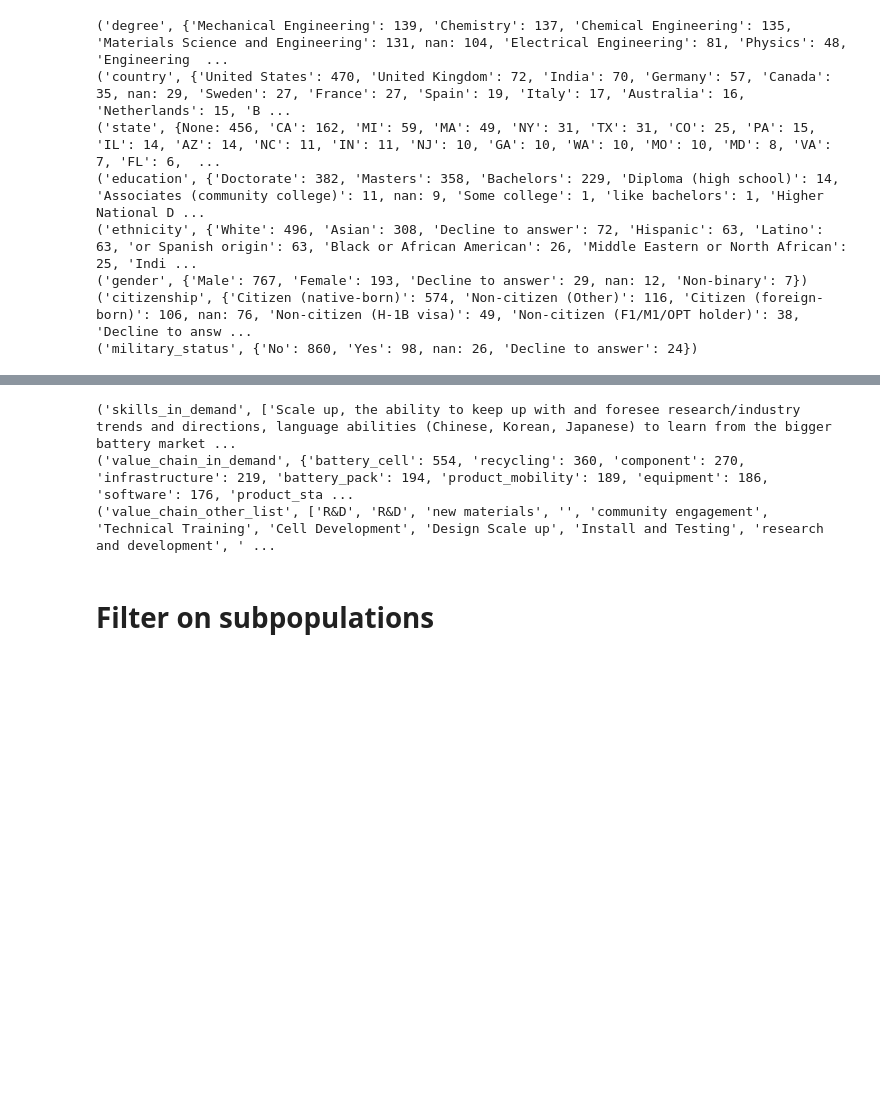
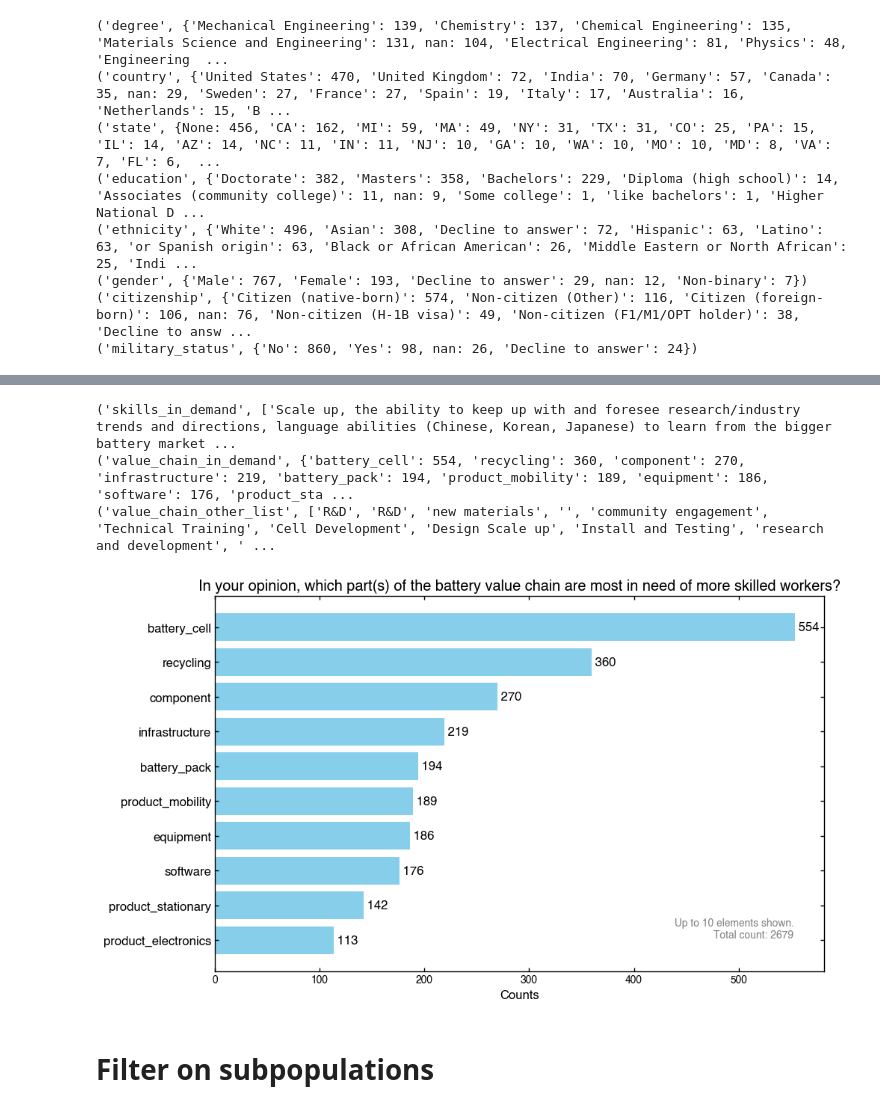
Before and after one commit to wengandrew/battery-talent-census, a Jupyter notebook: notebooks/explore_data.ipynb, the cells around one changed output, grey strips where cells are left out. Saved outputs shown, nothing was run; the diff lists cells and outputs as text; code cells hidden in the pictures; blank space fills up the shorter version.

Commit message:
Stubs for summarizing company info; more plots

```diff
--- a/notebooks/explore_data.ipynb
+++ b/notebooks/explore_data.ipynb
@@ -281,12 +285,20 @@ res = analyst.summarize_census_sentiment()
 ('mean', array([4.07192807, 3.80880881, 3.56854839, 3.73467337, 3.75376884]))
 ('stdev', array([0.9756379 , 1.05432162, 1.08105884, 1.11000646, 1.13539375]))
-# %%
-res = analyst.summarize_census_skills_demand()
-[print(x) for x in res.items()];
-# %% [output]
-('skills_in_demand', ['Scale up, the ability to keep up with and foresee research/industry trends and directions, language abilities (Chinese, Korean, Japanese) to learn from the bigger battery market ...
-('value_chain_in_demand', {'battery_cell': 554, 'recycling': 360, 'component': 270, 'infrastructure': 219, 'battery_pack': 194, 'product_mobility': 189, 'equipment': 186, 'software': 176, 'product_sta ...
-('value_chain_other_list', ['R&D', 'R&D', 'new materials', '', 'community engagement', 'Technical Training', 'Cell Development', 'Design Scale up', 'Install and Testing', 'research and development', ' ...
+# %%
+res = analyst.summarize_census_skills_demand()
+[print(x) for x in res.items()];
+
+
+plotter.make_bar_plot_from_dictionary(res['value_chain_in_demand'],
+                                      title='In your opinion, which part(s) of the battery value chain are most in need of more skilled workers?',
+                                      saveas='census_value_chain_in_demand.png',
+                                      num_elements=10,
+                                      exclusions=['nan'])
+# %% [output]
+('skills_in_demand', ['Scale up, the ability to keep up with and foresee research/industry trends and directions, language abilities (Chinese, Korean, Japanese) to learn from the bigger battery market ...
+('value_chain_in_demand', {'battery_cell': 554, 'recycling': 360, 'component': 270, 'infrastructure': 219, 'battery_pack': 194, 'product_mobility': 189, 'equipment': 186, 'software': 176, 'product_sta ...
+('value_chain_other_list', ['R&D', 'R&D', 'new materials', '', 'community engagement', 'Technical Training', 'Cell Development', 'Design Scale up', 'Install and Testing', 'research and development', ' ...
+[figure, added]
 # %% [markdown]
 # Filter on subpopulations
 # %%
```
Also changed, not shown: parts of 2 cells of this notebook, 4 other files.
